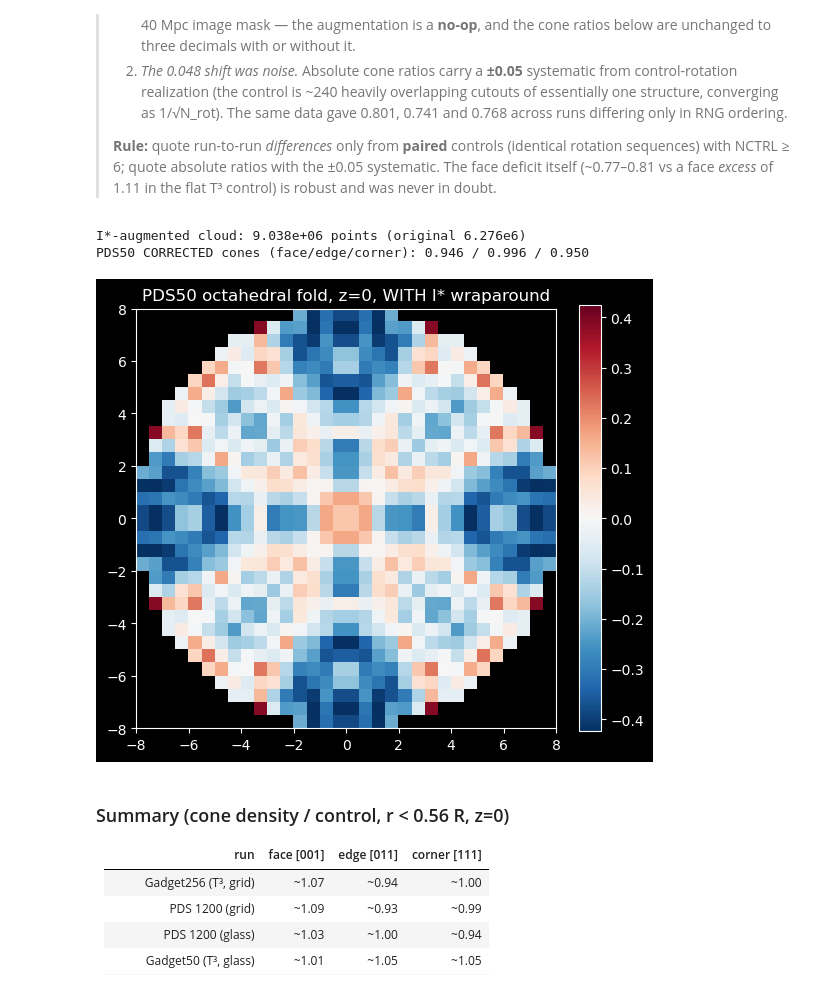
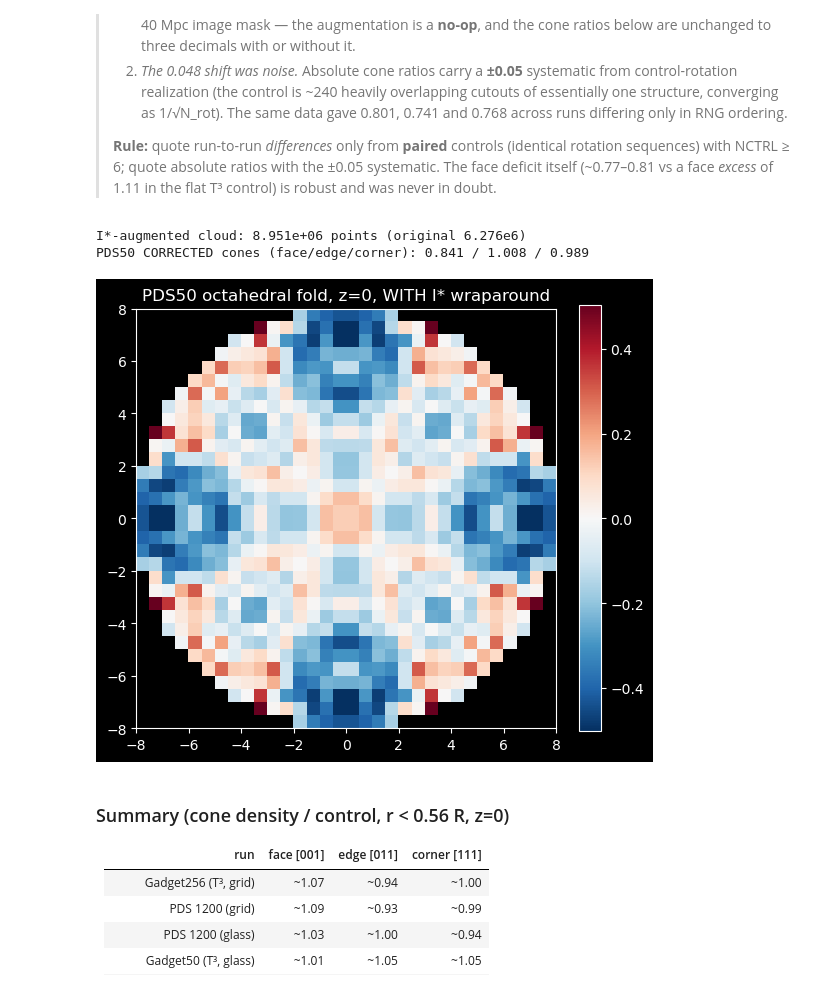
Before and after one commit to eltevo/StePS, a Jupyter notebook: tools/Visualization/Halo_stacking_anisotropy.ipynb, the cells around one changed output. Cells and saved outputs as stored; diff of their text form; code cells hidden in the pictures.

```diff
--- a/tools/Visualization/Halo_stacking_anisotropy.ipynb
+++ b/tools/Visualization/Halo_stacking_anisotropy.ipynb
@@ -45,18 +45,35 @@ SIMS = {
  'g1200_glass': dict(snap=('/scratch/csabai/gadget256_glass', 'snapshot_%03d.hdf5'),
                      cat='/scratch/csabai/halo_catalogs/gadget256_glass_z0_matchedframe_halos.hdf5',
                      kind='gadget', L=1200.0, R=40.0, rmaxc=420.0, label='Gadget256 (T$^3$, glass IC)'),
- 'p1200_grid':  dict(snap=('/scratch/csabai/test256disc', 'snapshot_%04d.hdf5'),
-                     cat='/scratch/csabai/halo_catalogs/pds_grid256_z0_matchedframe_halos.hdf5',
+ 'p1200_grid':  dict(snap=('/scratch/csabai/test256disc_v2', 'snapshot_%04d.hdf5'),
+                     cat='/scratch/csabai/halo_catalogs/pds_grid256_v2_z0_matchedframe_halos.hdf5',
                      kind='pds', L=1200.0, R=40.0, rmaxc=420.0, label='PDS 1200 (grid IC)'),
- 'p1200_glass': dict(snap=('/scratch/csabai/test256glass', 'snapshot_%04d.hdf5'),
-                     cat='/scratch/csabai/halo_catalogs/pds_glass256_z0_matchedframe_halos.hdf5',
+ 'p1200_glass': dict(snap=('/scratch/csabai/test256glass_v2', 'snapshot_%04d.hdf5'),
+                     cat='/scratch/csabai/halo_catalogs/pds_glass256_v2_z0_matchedframe_halos.hdf5',
                      kind='pds', L=1200.0, R=40.0, rmaxc=420.0, label='PDS 1200 (glass IC)'),
  'g50_glass':   dict(snap=('/scratch/csabai/gadget50_glass', 'snapshot_%03d.hdf5'),
                      cat='/scratch/csabai/halo_catalogs50/gadget50_z0_matchedframe_halos.hdf5',
                      kind='gadget', L=50.0, R=8.0, rmaxc=10.8, label='Gadget50 (T$^3$, glass IC)'),
- 'p50_glass':   dict(snap=('/scratch/csabai/test50glass', 'snapshot_%04d.hdf5'),
-                     cat='/scratch/csabai/halo_catalogs50/pds50glass_z0_matchedframe_halos.hdf5',
+ 'p50_glass':   dict(snap=('/scratch/csabai/test50glass_v2', 'snapshot_%04d.hdf5'),
+                     cat='/scratch/csabai/halo_catalogs50/pds50glass_v2_z0_matchedframe_halos.hdf5',
                      kind='pds', L=50.0, R=8.0, rmaxc=10.8, label='PDS50 (glass IC)'),
+ # ---- added 2026-09 -------------------------------------------------------------------
+ # APPENDED, not inserted: the controls below draw from one module-level rng, so the six
+ # entries above keep the exact draws (and published values) they had before.
+ #
+ # Realization B, phase-matched pair: StePS PDS and Gadget T^3 share the delta_k modes
+ # (same SEED and PHASE_REF_NMESH), so any difference is topology + load, not sampling.
+ 'p1200_glassB': dict(snap=('/scratch/csabai/test256glass_pm_run', 'snapshot_%04d.hdf5'),
+                     cat='/scratch/csabai/halo_catalogs/pds_glass256_B_z0_matchedframe_halos.hdf5',
+                     kind='pds', L=1200.0, R=40.0, rmaxc=420.0, label='PDS 1200 (glass, real. B)'),
+ 'g1200_glassB': dict(snap=('/scratch/csabai/gadget256_glassB', 'snapshot_%03d.hdf5'),
+                     cat='/scratch/csabai/halo_catalogs/gadget256_glassB_z0_matchedframe_halos.hdf5',
+                     kind='gadget', L=1200.0, R=40.0, rmaxc=420.0, label='Gadget256 (T$^3$, glass, real. B)'),
+ # Same realization B, but on a glass relaxed to a=16 instead of a=1.01.  This is the
+ # halo-level test of the glass anomaly: 25141 -> 14329 halos, i.e. glass/grid 1.83 -> 1.04.
+ 'p1200_glassLR': dict(snap=('/scratch/csabai/test256glass_longrelax_run', 'snapshot_%04d.hdf5'),
+                     cat='/scratch/csabai/halo_catalogs/pds_glass256_LR_z0_matchedframe_halos.hdf5',
+                     kind='pds', L=1200.0, R=40.0, rmaxc=420.0, label='PDS 1200 (glass, a=16 relax)'),
 }
 NPIX, RANKS, NCTRL = 32, (10, 510), 2
 rng = np.random.default_rng(42)
@@ -281,7 +301,7 @@ import sys
 sys.path.insert(0, '/users/csabai/GitHub/steps_dodeca/stepsic')
 from stepsic import pds
 R_C50 = 3100.0/24.0
-with h5py.File('/scratch/csabai/test50glass/snapshot_0010.hdf5', 'r') as f:
+with h5py.File('/scratch/csabai/test50glass_v2/snapshot_0010.hdf5', 'r') as f:
     # Current StePS snapshots store stereographic Coordinates, not quaternions;
     # lift back onto S^3 via the inverse stereographic projection. (If a future
     # build emits /PartType1/Quaternions for intrinsic restart, prefer those.)
@@ -295,36 +315,36 @@ for g in pds.istar():
     xi = pds.stereo_project(pds.quat_mult(g, q), R_C50)
     m = np.linalg.norm(xi, axis=1) <= 25.6
     if m.any(): parts.append(xi[m])
 X = np.concatenate(parts)
 print(f'I*-augmented cloud: {len(X):.4g} points (original 6.276e6)')
 tree = cKDTree(X)
 hc = halo_centers('p50_glass')
 def cut_open(centers, rotate=False):
     rel = []
     for c in centers:
         ii = tree.query_ball_point(c, 8.0*np.sqrt(3))
         if not ii: continue
         d = X[ii] - c; d = d[(np.abs(d) <= 8.0).all(axis=1)]
         if rotate and len(d):
             d = d @ Rotation.random(random_state=rng).as_matrix().T
             d = d[(np.abs(d) <= 8.0).all(axis=1)]
         rel.append(d)
     return np.concatenate(rel)
 rel = cut_open(hc); ctr = np.concatenate([cut_open(hc, True) for _ in range(NCTRL)])
 v = cone_ratios(rel, ctr, 8.0)
 print(f'PDS50 CORRECTED cones (face/edge/corner): {v[0]:.3f} / {v[1]:.3f} / {v[2]:.3f}')
 Af = oct_fold(stack3d(rel, 8.0))
 fig, ax = plt.subplots(figsize=(5.6, 5))
 sl = np.nanmean(Af[:, :, mid-2:mid+2], axis=2).T
 vm = np.nanpercentile(np.abs(sl), 98)
 im = ax.imshow(sl, origin='lower', extent=[-8, 8, -8, 8], cmap='RdBu_r', vmin=-vm, vmax=vm)
 plt.colorbar(im, ax=ax, fraction=0.046)
 ax.set_title('PDS50 octahedral fold, z=0, WITH I* wraparound')
 plt.tight_layout(); plt.show()
 # %% [output]
-I*-augmented cloud: 9.038e+06 points (original 6.276e6)
-PDS50 CORRECTED cones (face/edge/corner): 0.946 / 0.996 / 0.950
+I*-augmented cloud: 8.951e+06 points (original 6.276e6)
+PDS50 CORRECTED cones (face/edge/corner): 0.841 / 1.008 / 0.989
-[figure, old version]
+[figure, new version]
 # %% [markdown]
 ### Summary (cone density / control, r < 0.56 R, z=0)
 | run | face [001] | edge [011] | corner [111] |
```
Also changed, not shown: parts of 3 cells of this notebook, 16 other files.
